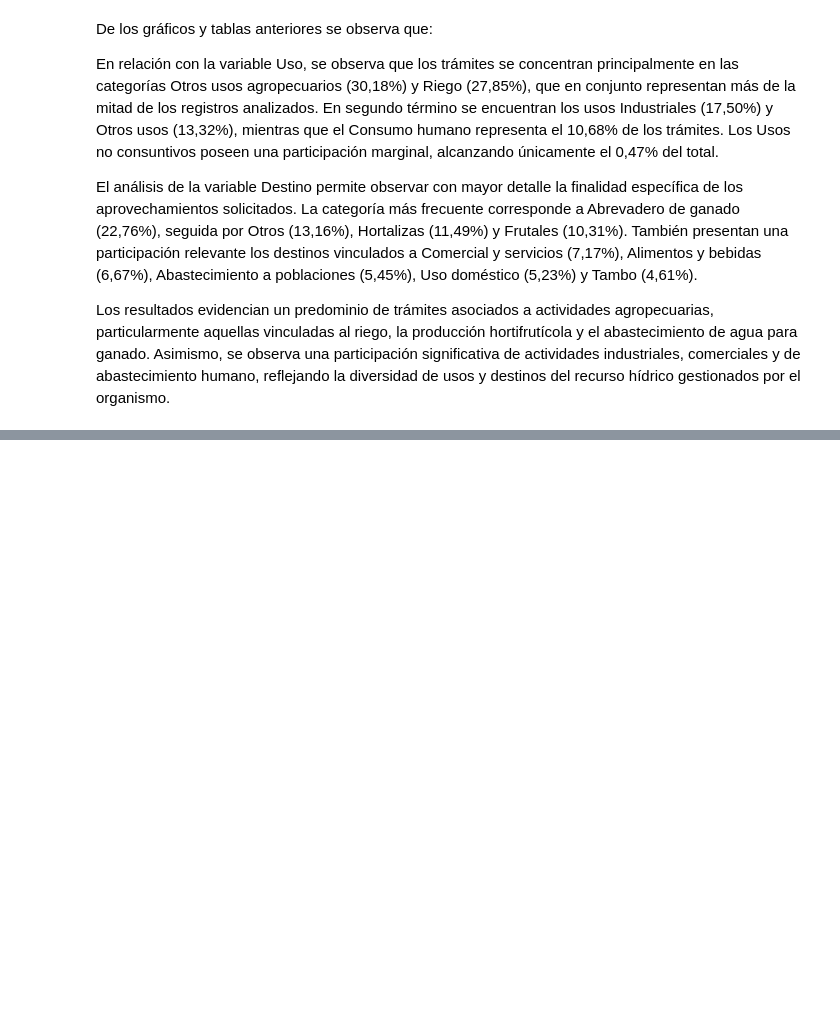
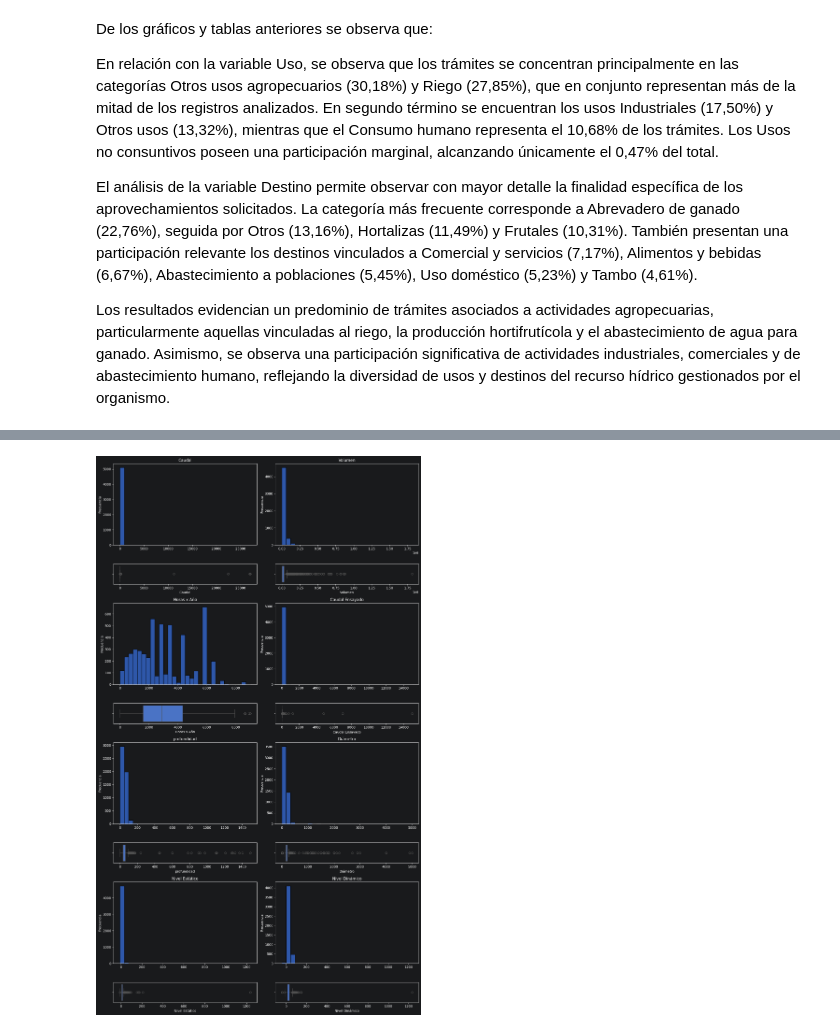
Before and after one commit to fcuneo/proyecto-python-diplomado, a Jupyter notebook: notebooks/practice.ipynb, the cells around one changed output, grey strips where cells are left out. Drawn from its saved outputs; the diff is of its cells as text; code cells hidden in the pictures; blank space fills up the shorter version.

```diff
--- a/notebooks/practice.ipynb
+++ b/notebooks/practice.ipynb
@@ -894,0 +1031,73 @@ Los resultados evidencian un predominio de trámites asociados a actividades agr
+# %%
+variables_numericas_eda = [
+    "Caudal",
+    "Volumen",
+
+    "Horas x Año",
+    "Caudal Ensayado",
+
+    "profundidad",
+    "Diámetro",
+
+    "Nivel Estático",
+    "Nivel Dinámico"
+]
+
+fig, axes = plt.subplots(
+    8, 2,
+    figsize=(14, 24),
+    gridspec_kw={"height_ratios": [4, 1, 4, 1, 4, 1, 4, 1]}
+)
+
+for i in range(0, len(variables_numericas_eda), 2):
+
+    fila = (i // 2) * 2
+
+    # Variable izquierda
+    var1 = variables_numericas_eda[i]
+
+    sns.histplot(
+        data=df,
+        x=var1,
+        bins=30,
+        ax=axes[fila, 0]
+    )
+
+    axes[fila, 0].set_title(var1)
+    axes[fila, 0].set_xlabel("")
+    axes[fila, 0].set_ylabel("Frecuencia")
+
+    sns.boxplot(
+        data=df,
+        x=var1,
+        ax=axes[fila + 1, 0]
+    )
+
+    axes[fila + 1, 0].set_xlabel(var1)
+
+    # Variable derecha
+    var2 = variables_numericas_eda[i + 1]
+
+    sns.histplot(
+        data=df,
+        x=var2,
+        bins=30,
+        ax=axes[fila, 1]
+    )
+
+    axes[fila, 1].set_title(var2)
+    axes[fila, 1].set_xlabel("")
+    axes[fila, 1].set_ylabel("Frecuencia")
+
+    sns.boxplot(
+        data=df,
+        x=var2,
+        ax=axes[fila + 1, 1]
+    )
+
+    axes[fila + 1, 1].set_xlabel(var2)
+
+plt.tight_layout()
+plt.show()
+# %% [output]
+[figure, added]
```
Also changed, not shown: parts of 28 cells of this notebook.
